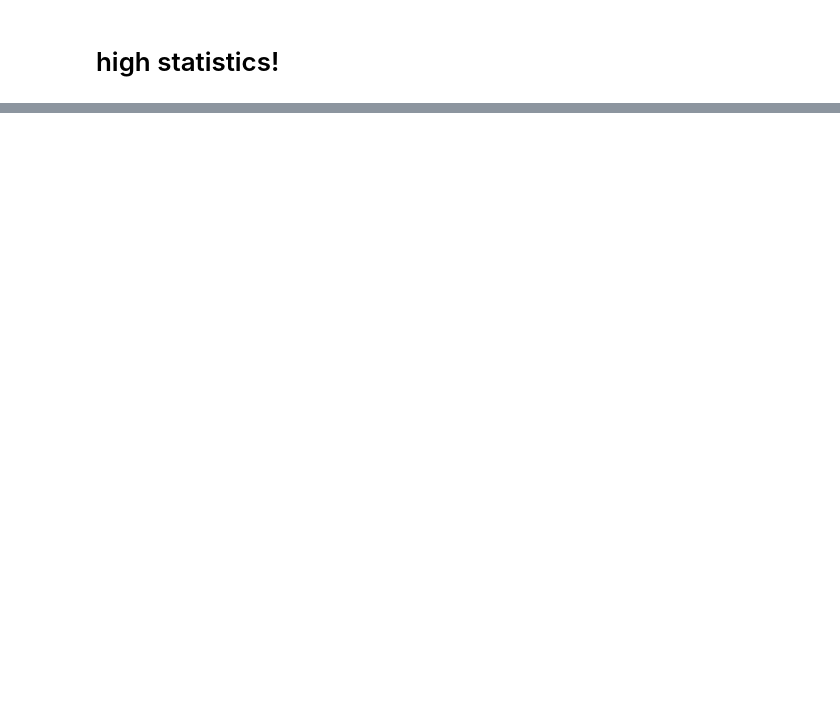
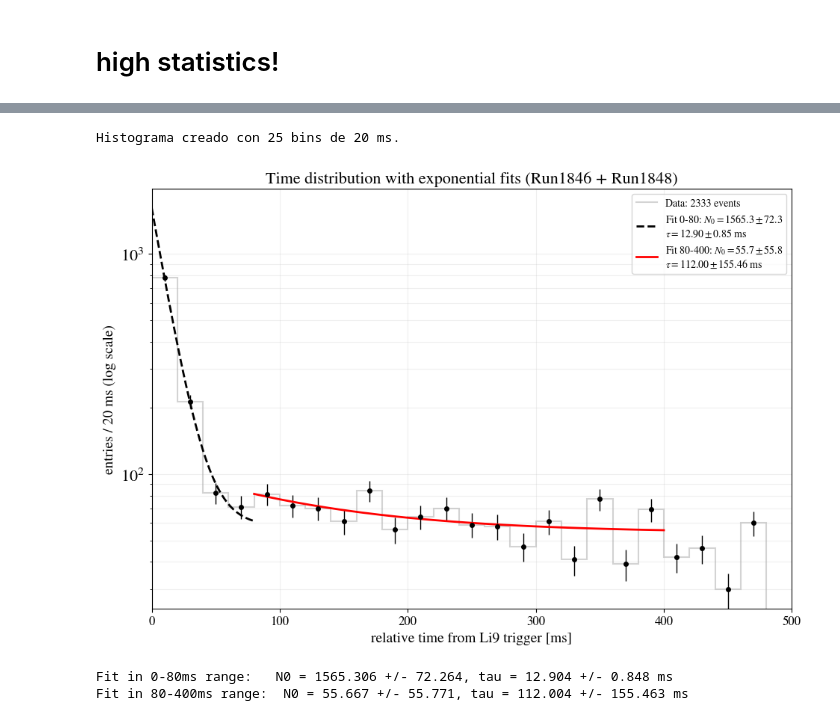
Before and after one commit to elenaramos44/9Li_analysis, a Jupyter notebook: notebooks/multilat_vertex_2nd_iteration.ipynb, the cells around one changed output, grey strips where cells are left out. Saved outputs shown, nothing was run; the diff lists cells and outputs as text; code cells hidden in the pictures; blank space fills up the shorter version.

```diff
--- a/notebooks/multilat_vertex_2nd_iteration.ipynb
+++ b/notebooks/multilat_vertex_2nd_iteration.ipynb
@@ -843,0 +407,73 @@ plt.show()
+# %%
+bin_width = 20 #ms
+bins = np.arange(0, 500 + bin_width, bin_width)
+
+
+counts, bin_edges = np.histogram(df_combined[time_col], bins=bins)
+
+bin_centers = (bin_edges[:-1] + bin_edges[1:]) / 2
+
+
+errors = np.sqrt(np.maximum(counts, 1))
+
+print(f"Histograma creado con {len(counts)} bins de {bin_width} ms.")
+
+def expo_func(t, n0, tau, c):
+    return n0 * np.exp(-t / tau) + c
+
+mask_1 = (bin_centers >= 0) & (bin_centers <= 80)
+mask_2 = (bin_centers >= 80) & (bin_centers <= 400)
+
+
+#range: 0-80 ms
+popt1, pcov1 = curve_fit(expo_func, bin_centers[mask_1], counts[mask_1], p0=[max(counts), 15, 1])
+n0_1, tau1, c1 = popt1
+e_n0_1 = np.sqrt(pcov1[0,0])
+e_tau1 = np.sqrt(pcov1[1,1])
+
+#range:80-400 ms
+popt2, pcov2 = curve_fit(expo_func, bin_centers[mask_2], counts[mask_2], p0=[counts[mask_2][0], 100, 1])
+n0_2, tau2, c2 = popt2
+e_n0_2 = np.sqrt(pcov2[0,0])
+e_tau2 = np.sqrt(pcov2[1,1])
+
+
+
+plt.figure(figsize=(10, 7))
+
+plt.stairs(counts, bin_edges, color='lightgray', linewidth=1.5, label=f'Data: {int(sum(counts))} events')
+plt.errorbar(bin_centers, counts, yerr=errors, fmt='o', color='black', markersize=4, capsize=0, elinewidth=1, ls='none')
+
+#(0-80 ms)
+t_fit1 = np.linspace(0, 80, 100)
+label1 = (rf'Fit 0-80: $N_0 = {n0_1:.1f} \pm {e_n0_1:.1f}$' + '\n' +
+          rf'$\tau = {tau1:.2f} \pm {e_tau1:.2f}$ ms')
+plt.plot(t_fit1, expo_func(t_fit1, *popt1), color='black',linestyle="--", linewidth=2, label=label1)
+
+#(80-400 ms)
+t_fit2 = np.linspace(80, 400, 100)
+label2 = (rf'Fit 80-400: $N_0 = {n0_2:.1f} \pm {e_n0_2:.1f}$' + '\n' +
+          rf'$\tau = {tau2:.2f} \pm {e_tau2:.2f}$ ms')
+plt.plot(t_fit2, expo_func(t_fit2, *popt2), color='red', linewidth=2, label=label2)
+
+
+plt.title('Time distribution with exponential fits (Run1846 + Run1848)', fontsize=16)
+plt.xlabel('relative time from Li9 trigger [ms]', fontsize=14)
+plt.ylabel(f'entries / {bin_width} ms (log scale)', fontsize=14)
+plt.grid(True, which='both', linestyle='-', alpha=0.2)
+plt.yscale("log")
+plt.xlim(0, 500)
+plt.ylim(bottom=max(1, plt.ylim()[0]))
+
+plt.legend(loc='upper right', frameon=True, fontsize=10)
+plt.tight_layout()
+plt.show()
+
+
+print(f"Fit in 0-80ms range:   N0 = {n0_1:.3f} +/- {e_n0_1:.3f}, tau = {tau1:.3f} +/- {e_tau1:.3f} ms")
+print(f"Fit in 80-400ms range:  N0 = {n0_2:.3f} +/- {e_n0_2:.3f}, tau = {tau2:.3f} +/- {e_tau2:.3f} ms")
+# %% [output]
+Histograma creado con 25 bins de 20 ms.
+[figure, added]
+Fit in 0-80ms range:   N0 = 1565.306 +/- 72.264, tau = 12.904 +/- 0.848 ms
+Fit in 80-400ms range:  N0 = 55.667 +/- 55.771, tau = 112.004 +/- 155.463 ms
```
Also changed, not shown: parts of 14 cells of this notebook, 5 other files.
